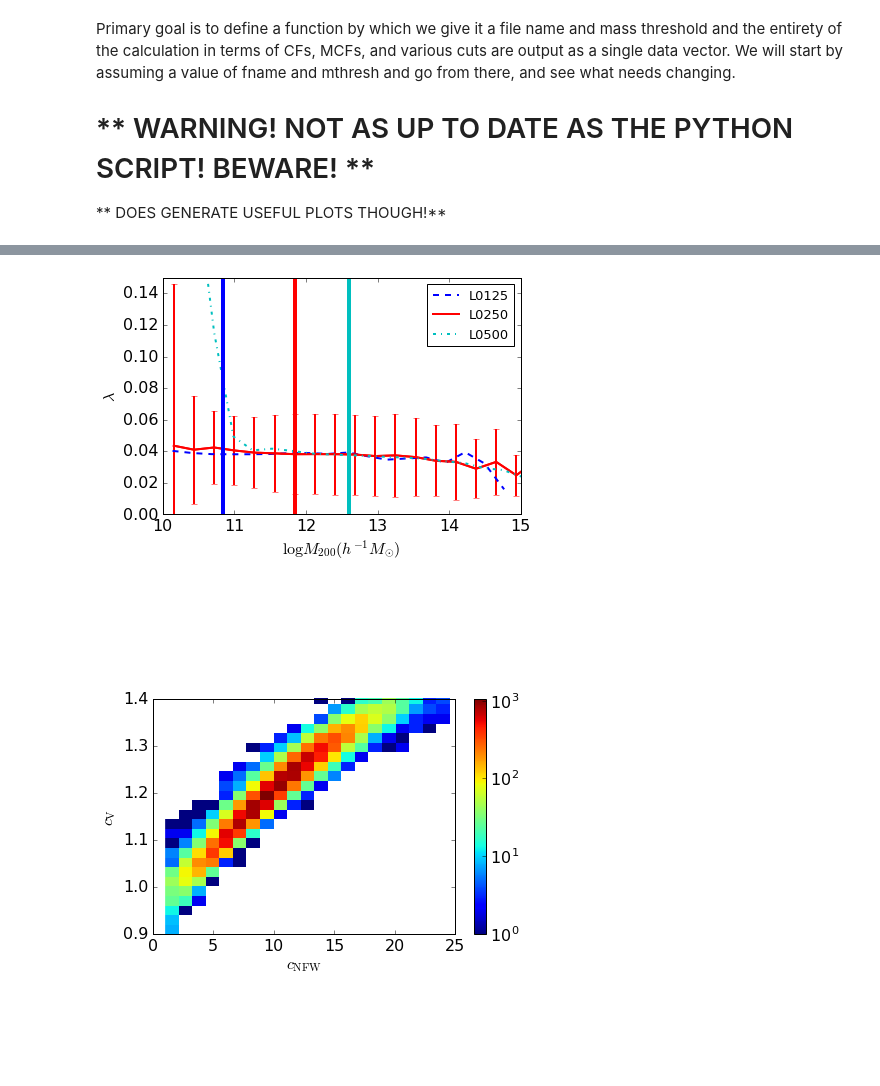
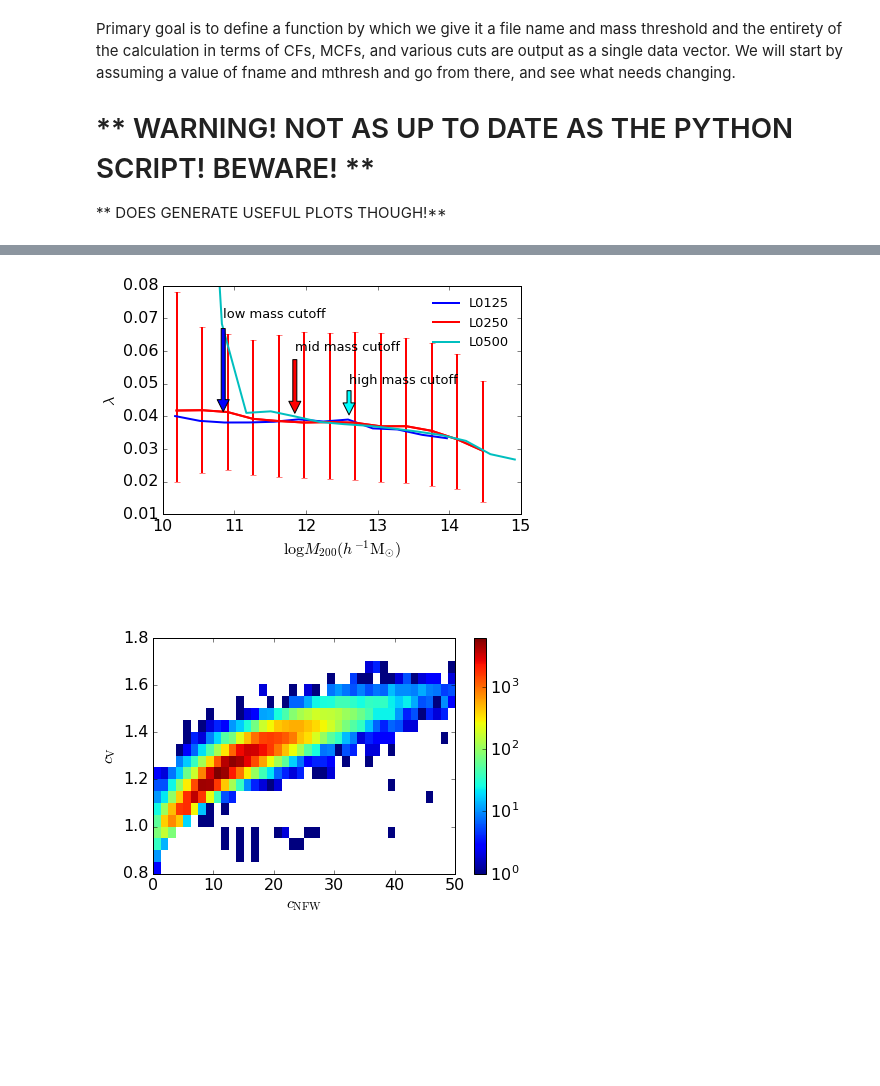
Before and after one commit to villarrealas/haloenviron-pipeline, a Jupyter notebook: halotools-pipe.ipynb, the cells around one changed output, grey strips where cells are left out. Saved outputs shown, nothing was run; the diff lists cells and outputs as text; code cells hidden in the pictures; blank space fills up the shorter version.

```diff
--- a/halotools-pipe.ipynb
+++ b/halotools-pipe.ipynb
@@ -650,5 +730,5 @@ plt.savefig('./FIGS/masscut_shape_d200.pdf')
 # %%
-total_bins = 20
+total_bins = 16
 
 X1 = np.log10(hosts_data_l0125['halo_mass'])
 Y1 = hosts_data_l0125['halo_spin']
@@ -657,69 +737,84 @@ Y2 = hosts_data_l0250['halo_spin']
 X3 = np.log10(hosts_data_l0500['halo_mass'])
 Y3 = hosts_data_l0500['halo_spin']
 
-
 bins = np.linspace(X1.min(),X1.max(), total_bins)
 delta = bins[1]-bins[0]
 idx  = np.digitize(X1,bins)
-running_median = [np.median(Y1[idx==k]) for k in range(total_bins)]
+running_median = [np.median(Y1[idx==k]) for k in range(1,total_bins)]
+running_std    = [Y1[idx==k].std() for k in range(1,total_bins)]
+running_spread = np.zeros((2,total_bins-1))
 
-running_std    = [Y1[idx==k].std() for k in range(total_bins)]
-plt.plot(bins-delta/2,running_median, 'b--', label='L0125', lw=2)
+for k in range(1,total_bins):
+    running_spread[0,k-1] = running_median[k-1]- np.percentile(Y1[idx==k],16)
+    running_spread[1,k-1] = np.percentile(Y1[idx==k],84) - running_median[k-1]
+
+plt.plot(bins[1:13]-delta/2,running_median[:12], color='b', label='L0125', lw=2)
+
 
 bins = np.linspace(X2.min(),X2.max(), total_bins)
 delta = bins[1]-bins[0]
 idx  = np.digitize(X2,bins)
-running_median = [np.median(Y2[idx==k]) for k in range(total_bins)]
+running_median = [np.median(Y2[idx==k]) for k in range(1,total_bins)]
+running_std    = [Y2[idx==k].std() for k in range(1,total_bins)]
+running_spread = np.zeros((2,total_bins-1))
+for k in range(1,total_bins):
+    running_spread[0,k-1] = running_median[k-1]- np.percentile(Y2[idx==k],16)
+    running_spread[1,k-1] = np.percentile(Y2[idx==k],84) - running_median[k-1]
 
-running_std    = [Y2[idx==k].std() for k in range(total_bins)]
-plt.plot(bins-delta/2,running_median, color='r', label='L0250', lw=2)
-plt.errorbar(bins-delta/2,running_median,
-              running_std, color='r', lw=2)
+plt.plot(bins[1:14]-delta/2,running_median[:13], color='r', label='L0250', lw=2)
+plt.errorbar(bins[1:14]-delta/2,running_median[:13], running_spread[:,:13], color='r', lw=2)
 
 bins = np.linspace(X3.min(),X3.max(), total_bins)
 delta = bins[1]-bins[0]
 idx  = np.digitize(X3,bins)
-running_median = [np.median(Y3[idx==k]) for k in range(total_bins)]
+running_median = [np.median(Y3[idx==k]) for k in range(1,total_bins)]
+running_std    = [Y3[idx==k].std() for k in range(1,total_bins)]
+running_spread = np.zeros((2,total_bins-1))
+for k in range(1,total_bins):
+    running_spread[0,k-1] = running_median[k-1]- np.percentile(Y3[idx==k],16)
+    running_spread[1,k-1] = np.percentile(Y3[idx==k],84) - running_median[k-1]
 
-running_std    = [Y3[idx==k].std() for k in range(total_bins)]
-plt.plot(bins-delta/2,running_median, 'c-.', label='L0500', lw=2)
+plt.plot(bins[1:15]-delta/2,running_median[:14], color='c', label='L0500', lw=2)
 
-plt.axvline(x=np.log10(7e10), color='b', lw=4)
-plt.axvline(x=np.log10(7e11), color='r', lw=4)
-plt.axvline(x=np.log10(4e12), color='c', lw=4)
+plt.annotate('low mass cutoff', xy=(np.log10(7e10), 0.04), xytext=(np.log10(7e10), 0.07),
+             arrowprops=dict(facecolor='blue', shrink=0.05), size=13 )
+plt.annotate('mid mass cutoff', xy=(np.log10(7e11), 0.04), xytext=(np.log10(7e11), 0.06),
+             arrowprops=dict(facecolor='red', shrink=0.05), size=13 )
+plt.annotate('high mass cutoff', xy=(np.log10(4e12), 0.04), xytext=(np.log10(4e12), 0.05),
+             arrowprops=dict(facecolor='cyan', shrink=0.05), size=13 )
 
 plt.xlim(np.log10(1e10), 15)
-plt.ylim(0,0.15)
-plt.legend(numpoints=1, loc='upper right', prop={'size':13})
-plt.xlabel(r'$\log M_{\mathrm{200}} (h^{-1}M_{\odot})$')
+plt.ylim(0.01,0.08)
+plt.legend(numpoints=1, loc='upper right', frameon=False, prop={'size':13})
+plt.xlabel(r'$\log M_{\mathrm{200}} (h^{-1}\mathrm{M}_{\odot})$')
 plt.ylabel(r'$\lambda$')
 plt.tight_layout(pad=0.1)
 plt.savefig('./FIGS/masscut_spin_d200.pdf')
 # %% [output]
-[figure, old version]
+[figure, new version]
 # %%
 font = {'family' : 'normal',
         'weight' : 'normal',
         'size'   : 16}
 
 matplotlib.rc('font', **font)
 matplotlib.rcParams['lines.linewidth'] = 3
 
-mask = np.where(hosts_data_l0250['halo_mass'] >= 4e12)
+mask = np.where(hosts_data_l0250['halo_mass'] >= 7e11)
 x = hosts_data_l0250['halo_cNFW'][mask]
 y = hosts_data_l0250['halo_cV'][mask]
-plt.hist2d(x,y,bins=40, norm=LogNorm())
+plt.hist2d(x,y,bins=40, norm=LogNorm(), range=((0,50),(0,2)))
 #plt.plot( (0,25), (0,25), 'k--')
 plt.colorbar()
 
 plt.xlabel(r'$c_{\mathrm{NFW}}$')
 plt.ylabel(r'$c_{\mathrm{V}}$')
-plt.xlim(0,25)
-plt.ylim(0.9,1.4)
+#plt.xlim(0,50)
+plt.ylim(0.8,1.8)
 plt.tight_layout(pad=0.1)
 plt.savefig('cvvscnfw_relation.pdf')
 # %% [output]
-[figure, old version]
+[figure, new version]
 # %%
 fname = './l0250_d200b.catalog' # file name to z0.0.catalog
 mthresh = 7e11  # threshold mass in Msun/h
```
Also changed, not shown: parts of 22 cells of this notebook, 55 other files.
